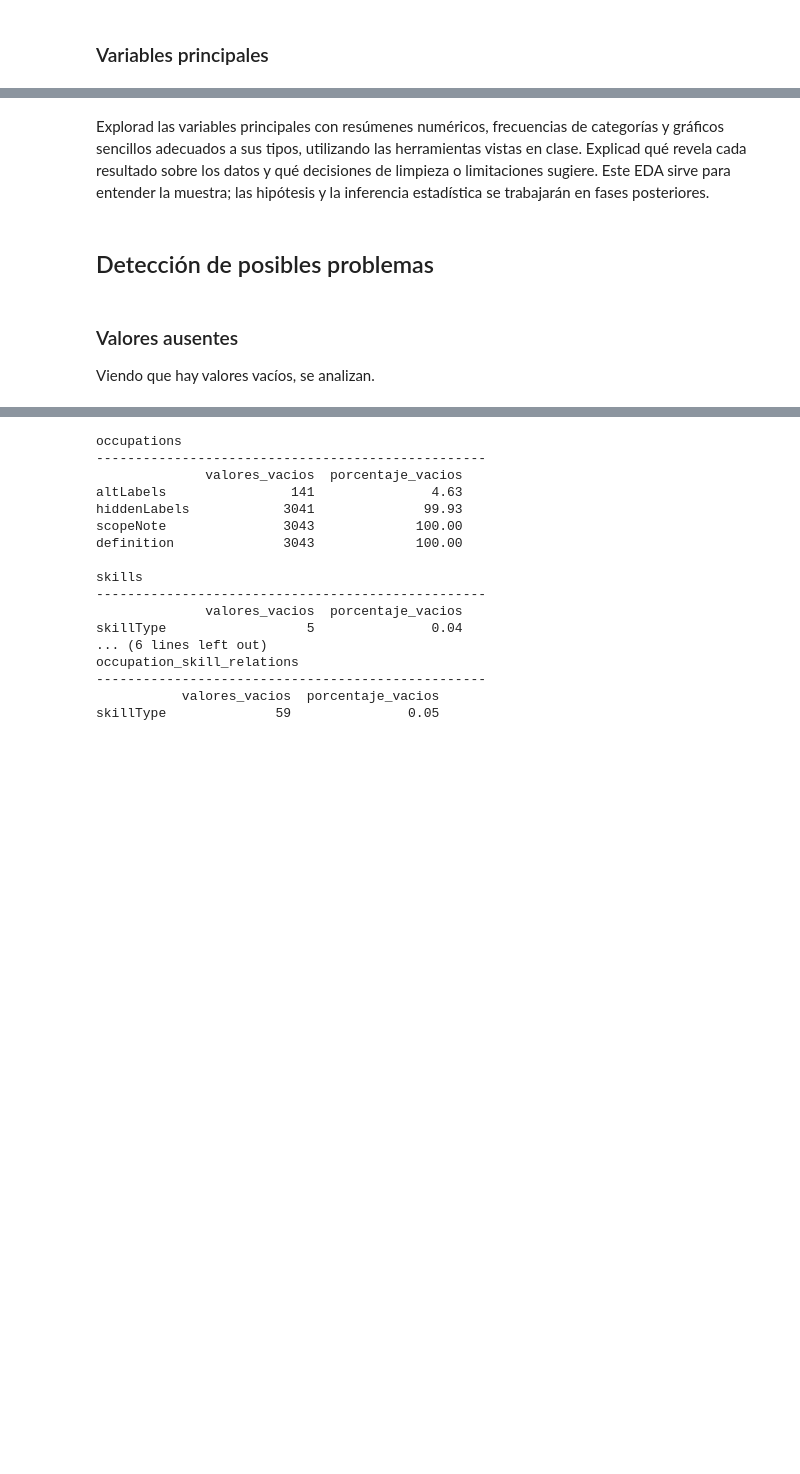
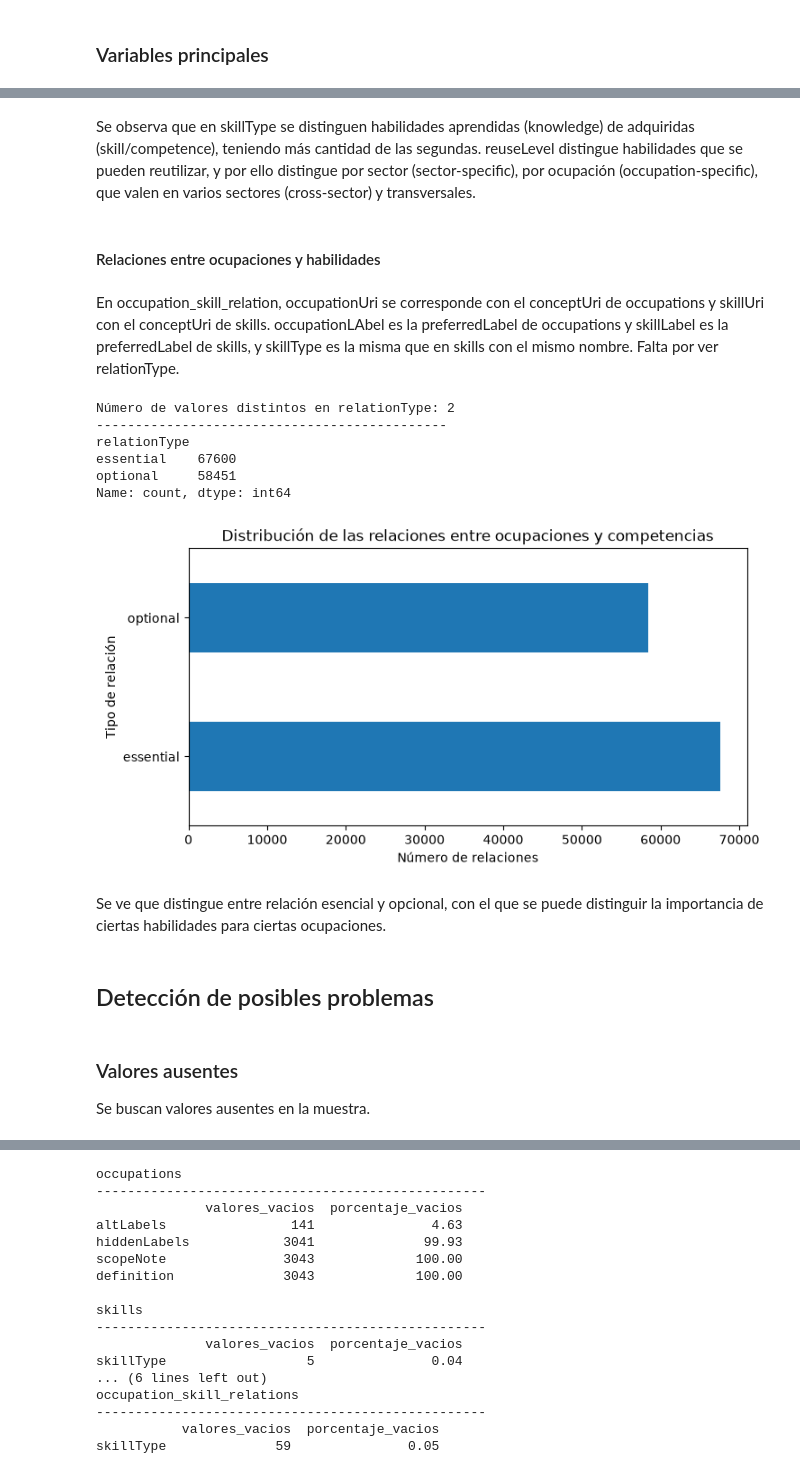
Before and after one commit to AlejandroAloVic/Proyecto-Grupal-Evolve, a Jupyter notebook: notebooks/01_eda_esco.ipynb, the cells around one changed output, grey strips where cells are left out. Cells and saved outputs as stored; diff of their text form; code cells hidden in the pictures; blank space fills up the shorter version.

```diff
--- a/notebooks/01_eda_esco.ipynb
+++ b/notebooks/01_eda_esco.ipynb
@@ -120,12 +351,40 @@ memory usage: 5.8 MB
+# %% [markdown]
+Se observa que en skillType se distinguen habilidades aprendidas (knowledge) de adquiridas (skill/competence), teniendo más cantidad de las segundas. reuseLevel distingue habilidades que se pueden reutilizar, y por ello distingue por sector (sector-specific), por ocupación (occupation-specific), que valen en varios sectores (cross-sector) y transversales.
+# %% [markdown]
+#### Relaciones entre ocupaciones y habilidades
+# %% [markdown]
+En occupation_skill_relation, occupationUri se corresponde con el conceptUri de occupations y skillUri con el conceptUri de skills. occupationLAbel es la preferredLabel de occupations y skillLabel es la preferredLabel de skills, y skillType es la misma que en skills con el mismo nombre. Falta por ver relationType.
+# %%
+print(f"Número de valores distintos en relationType: {occupation_skill_relations["relationType"].nunique()}")
+print("-" * 45)
+print(occupation_skill_relations["relationType"].value_counts())
+
+# Calcular frecuencias de relationType
+frecuencias_relationType = occupation_skill_relations["relationType"].value_counts()
+
+# Crear gráfico de barras horizontales
+plt.figure(figsize=(8, 4))
+
+frecuencias_relationType.plot(kind="barh")
+
+plt.title("Distribución de las relaciones entre ocupaciones y competencias")
+plt.xlabel("Número de relaciones")
+plt.ylabel("Tipo de relación")
+
+plt.show()
+# %% [output]
+Número de valores distintos en relationType: 2
+---------------------------------------------
+relationType
+essential    67600
+optional     58451
+Name: count, dtype: int64
+[figure, added]
 # %% [markdown]
-
-Explorad las variables principales con resúmenes numéricos, frecuencias de categorías y gráficos sencillos
-adecuados a sus tipos, utilizando las herramientas vistas en clase. Explicad qué revela cada resultado
-sobre los datos y qué decisiones de limpieza o limitaciones sugiere. Este EDA sirve para entender la
-muestra; las hipótesis y la inferencia estadística se trabajarán en fases posteriores.
+Se ve que distingue entre relación esencial y opcional, con el que se puede distinguir la importancia de ciertas habilidades para ciertas ocupaciones.
 # %% [markdown]
 ## Detección de posibles problemas
 # %% [markdown]
 ### Valores ausentes
 
-Viendo que hay valores vacíos, se analizan.
+Se buscan valores ausentes en la muestra.
```
Also changed, not shown: parts of 39 cells of this notebook.
